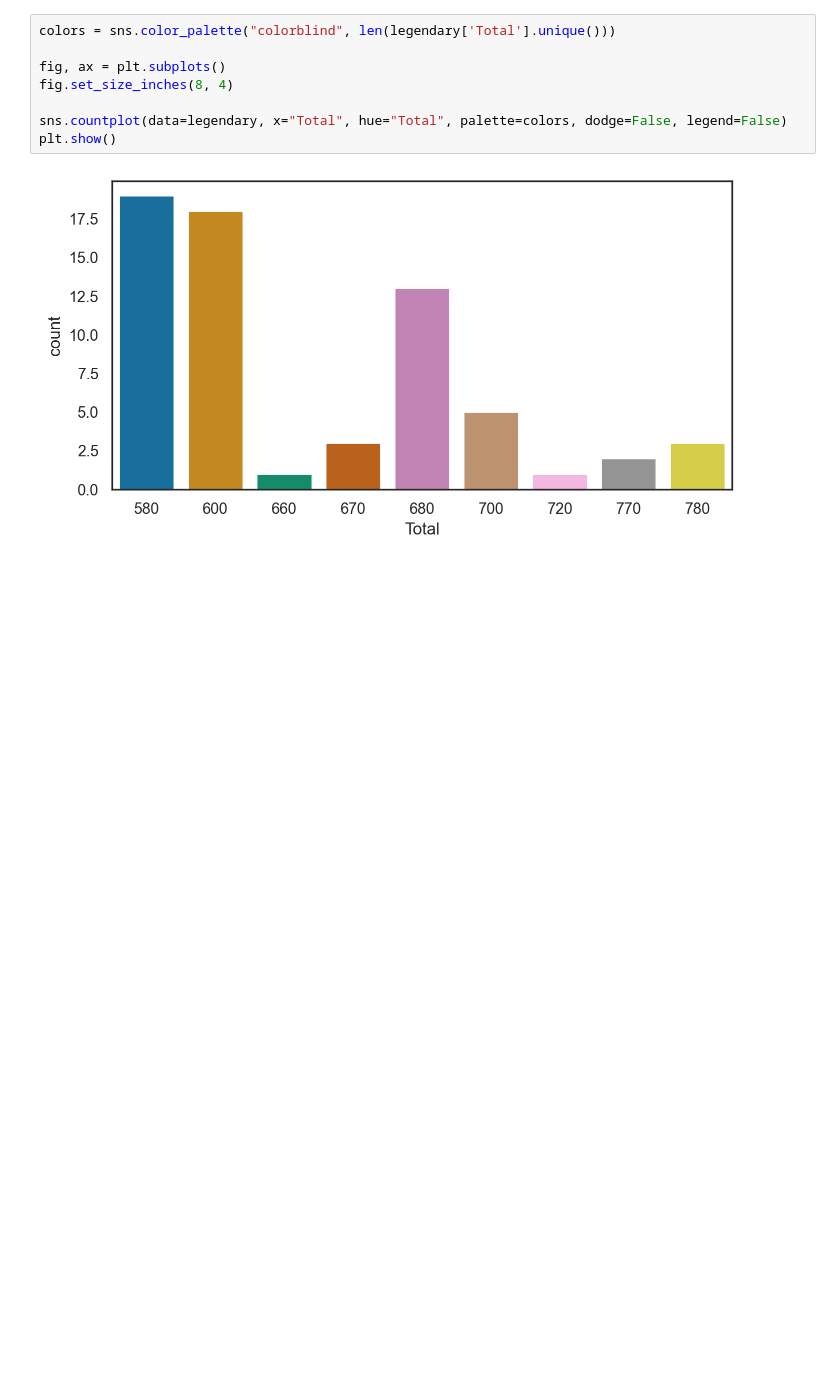
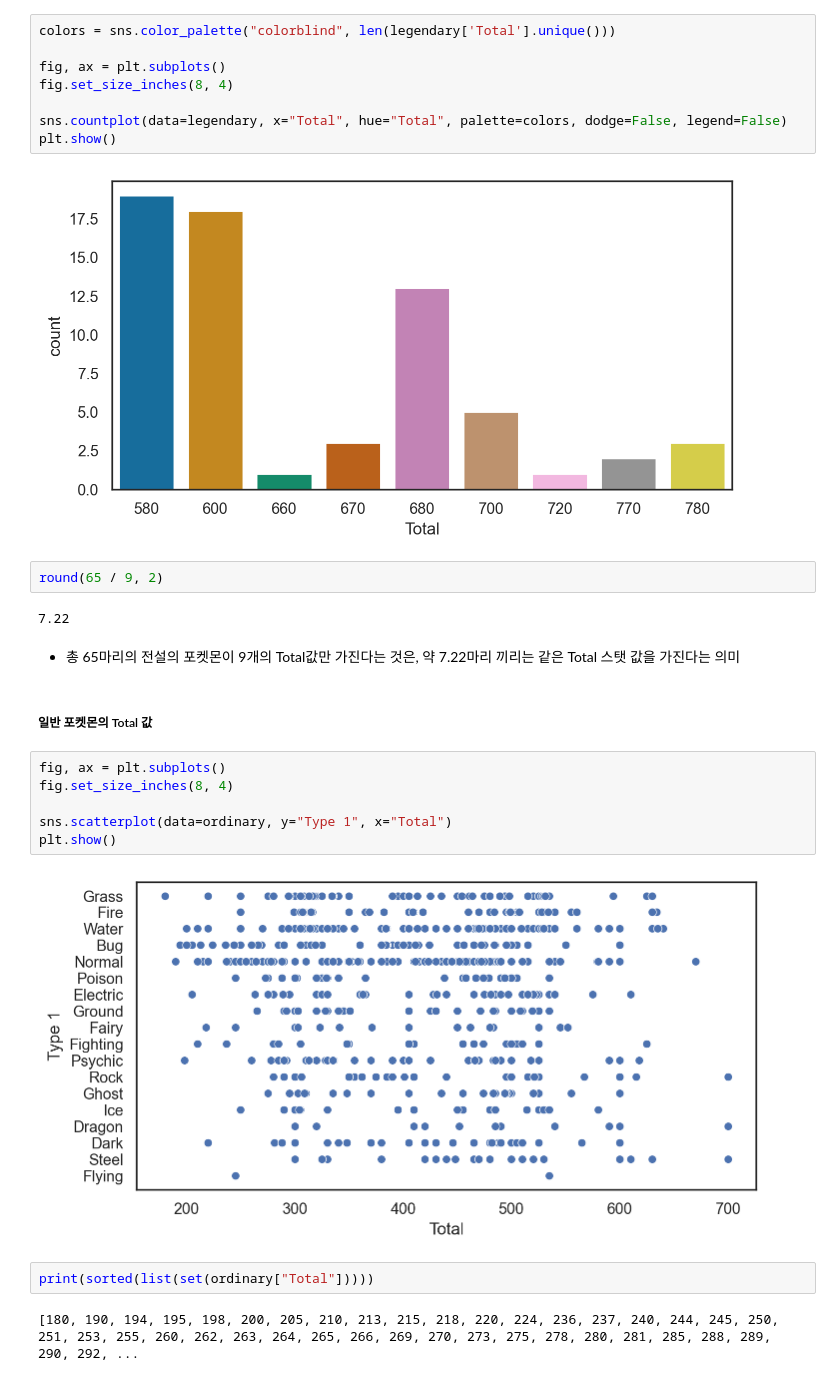
Before and after one commit to shualoalumin/AIFFEL_quest_cr, a Jupyter notebook: MainQuest/Quest02/MainQuest02_Pokemon.ipynb, the cells around one changed output. Cells and saved outputs as stored; diff of their text form; blank space fills up the shorter version.

```diff
--- a/MainQuest/Quest02/MainQuest02_Pokemon.ipynb
+++ b/MainQuest/Quest02/MainQuest02_Pokemon.ipynb
@@ -377,3 +377,23 @@ sns.countplot(data=legendary, x="Total", hue="Total", palette=colors, dodge=Fals
 plt.show()
 # %% [output]
 [figure]
+# %%
+round(65 / 9, 2)
+# %% [output]
+7.22
+# %% [markdown]
+- 총 65마리의 전설의 포켓몬이 9개의 Total값만 가진다는 것은, 약 7.22마리 끼리는 같은 Total 스탯 값을 가진다는 의미
+# %% [markdown]
+##### 일반 포켓몬의 Total 값
+# %%
+fig, ax = plt.subplots()
+fig.set_size_inches(8, 4)
+
+sns.scatterplot(data=ordinary, y="Type 1", x="Total")
+plt.show()
+# %% [output]
+[figure, added]
+# %%
+print(sorted(list(set(ordinary["Total"]))))
+# %% [output]
+[180, 190, 194, 195, 198, 200, 205, 210, 213, 215, 218, 220, 224, 236, 237, 240, 244, 245, 250, 251, 253, 255, 260, 262, 263, 264, 265, 266, 269, 270, 273, 275, 278, 280, 281, 285, 288, 289, 290, 292, ...
```
Also changed, not shown: parts of 83 cells of this notebook.
